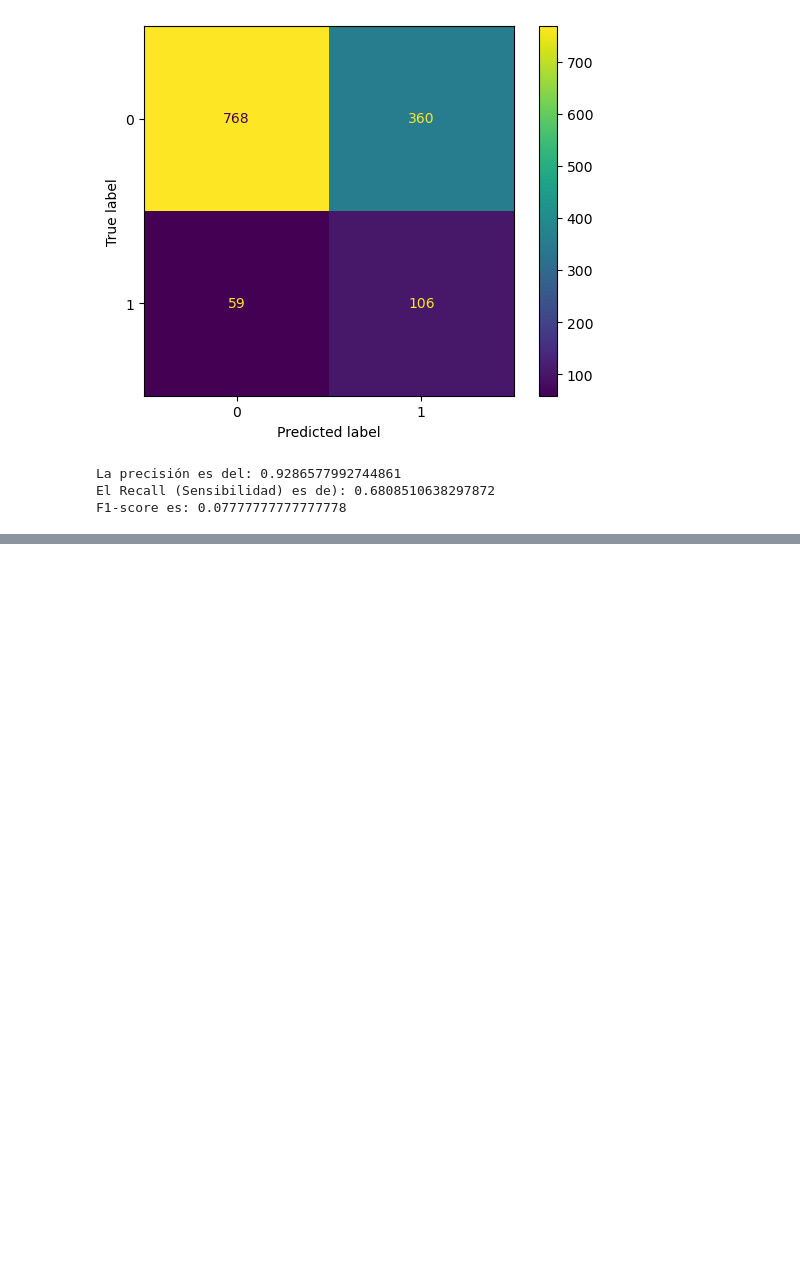
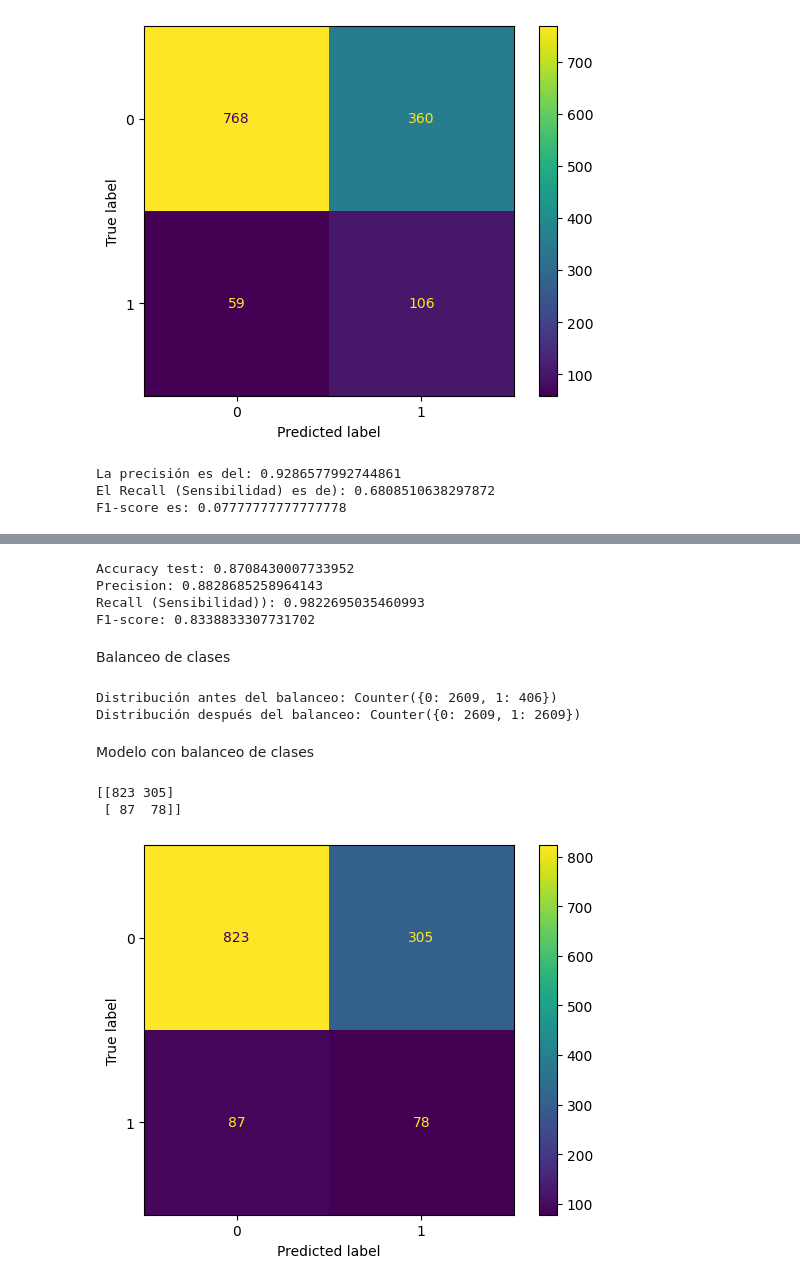
Before and after one commit to Leostark95/Analitica_3_Proyecto_1, a Jupyter notebook: e_Modelos.ipynb, the cells around one changed output, grey strips where cells are left out. Cells and saved outputs as stored; diff of their text form; code cells hidden in the pictures; blank space fills up the shorter version.

```diff
--- a/e_Modelos.ipynb
+++ b/e_Modelos.ipynb
@@ -247,0 +332,55 @@ F1-score es: 0.07777777777777778
+# %%
+TP=cm[0,0]
+FP=cm[1,0]
+FN=cm[0,1]
+TN=cm[1,1]
+
+xgb_ac = accuracy_score(y_test, preds)
+xgb_pr = TP/(TP+FP)
+xgb_rec = TP/(TP+FN)
+xgb_f1 = f1_score(y_test, preds, average='weighted')
+
+print(f"Accuracy test: {xgb_ac}")
+print(f'Precision: {xgb_pr}')
+print(f'Recall (Sensibilidad)): {xgb_rec}')
+print(f'F1-score: {xgb_f1}')
+# %% [output]
+Accuracy test: 0.8708430007733952
+Precision: 0.8828685258964143
+Recall (Sensibilidad)): 0.9822695035460993
+F1-score: 0.8338833307731702
+# %% [markdown]
+Balanceo de clases
+# %%
+from imblearn.over_sampling import SMOTE
+
+# Aplicar SMOTE al conjunto de entrenamiento
+smote = SMOTE(random_state=42)
+x_train_balanced, y_train_balanced = smote.fit_resample(x_train, y_train)
+
+# Verificar el balance de clases después de SMOTE
+from collections import Counter
+print(f'Distribución antes del balanceo: {Counter(y_train)}')
+print(f'Distribución después del balanceo: {Counter(y_train_balanced)}')
+# %% [output]
+Distribución antes del balanceo: Counter({0: 2609, 1: 406})
+Distribución después del balanceo: Counter({0: 2609, 1: 2609})
+# %% [markdown]
+Modelo con balanceo de clases
+# %%
+# Crear y entrenar el modelo XGBoost con el conjunto balanceado
+bst = XGBClassifier(n_estimators=2, max_depth=2, learning_rate=1, objective='binary:logistic')
+bst.fit(x_train_balanced, y_train_balanced)
+
+# Hacer predicciones en el conjunto de prueba
+preds = bst.predict(x_test)
+# %%
+# Matriz de confusión
+cm = confusion_matrix(y_test, preds, labels=bst.classes_)
+disp = ConfusionMatrixDisplay(confusion_matrix=cm, display_labels=bst.classes_)
+disp.plot()
+print(cm)
+# %% [output]
+[[823 305]
+ [ 87  78]]
+[figure, added]
```
Also changed, not shown: parts of 15 cells of this notebook, 1 other file.
